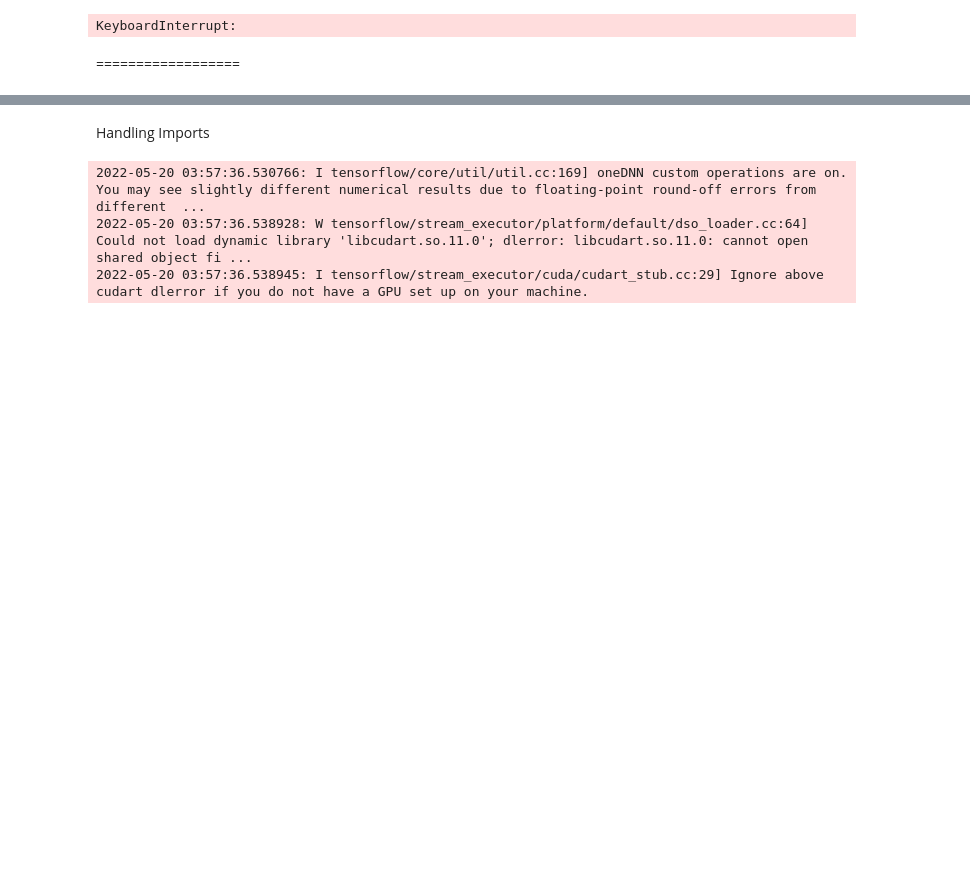
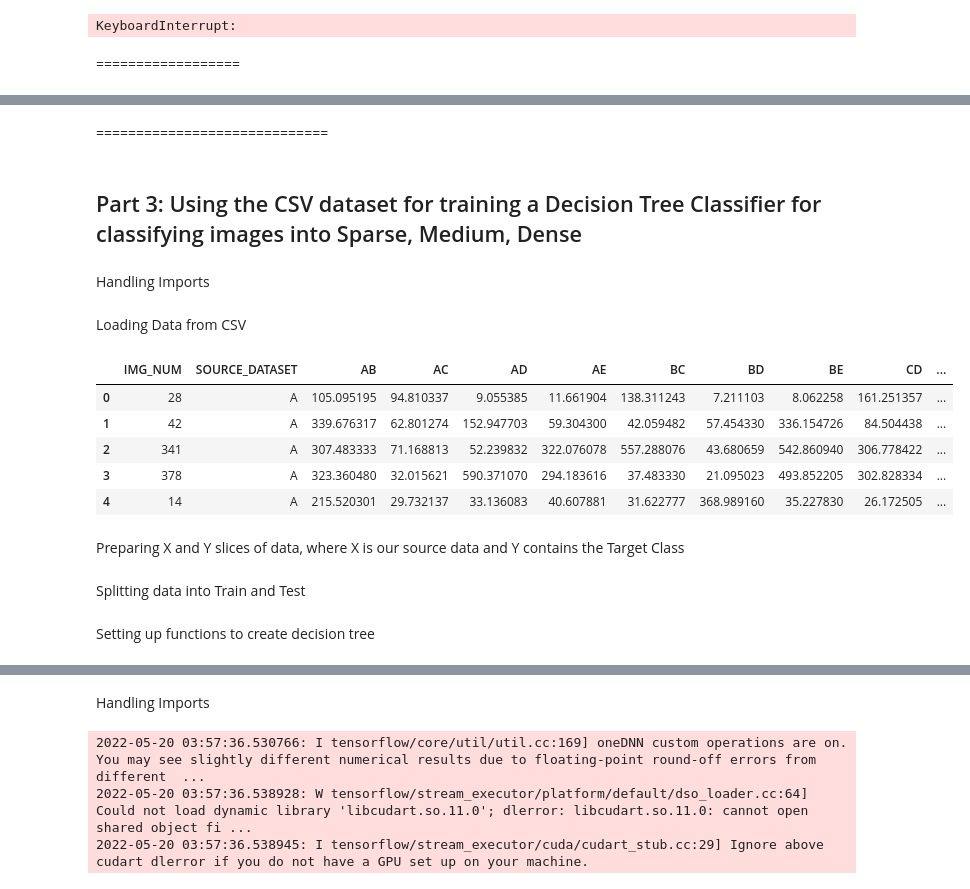
Before and after one commit to oddlyspaced/minor-new, a Jupyter notebook: final.ipynb, the cells around one changed output, grey strips where cells are left out. Drawn from its saved outputs; the diff is of its cells as text; code cells hidden in the pictures; blank space fills up the shorter version.

Commit message:
final: add part 1, 2 and 3 for model and dt training

```diff
--- a/final.ipynb
+++ b/final.ipynb
@@ -217,0 +347,6 @@ KeyboardInterrupt:
+# %% [markdown]
+=============================
+# %% [markdown]
+## Part 3: Using the CSV dataset for training a Decision Tree Classifier for classifying images into Sparse, Medium, Dense
+# %% [markdown]
+Handling Imports
@@ -217,0 +361,14 @@ KeyboardInterrupt:
+# %% [markdown]
+Loading Data from CSV
+# %%
+cluster_data = pd.read_csv("exported.csv", index_col=0)
+cluster_data.head()
+# %% [output]
+|  | IMG_NUM | SOURCE_DATASET | AB | AC | AD | AE | BC | BD | BE | CD | ... |
+| 0 | 28 | A | 105.095195 | 94.810337 | 9.055385 | 11.661904 | 138.311243 | 7.211103 | 8.062258 | 161.251357 | ... |
+| 1 | 42 | A | 339.676317 | 62.801274 | 152.947703 | 59.304300 | 42.059482 | 57.454330 | 336.154726 | 84.504438 | ... |
+| 2 | 341 | A | 307.483333 | 71.168813 | 52.239832 | 322.076078 | 557.288076 | 43.680659 | 542.860940 | 306.778422 | ... |
+| 3 | 378 | A | 323.360480 | 32.015621 | 590.371070 | 294.183616 | 37.483330 | 21.095023 | 493.852205 | 302.828334 | ... |
+| 4 | 14 | A | 215.520301 | 29.732137 | 33.136083 | 40.607881 | 31.622777 | 368.989160 | 35.227830 | 26.172505 | ... |
+# %% [markdown]
+Preparing X and Y slices of data, where X is our source data and Y contains the Target Class
@@ -217,0 +378,2 @@ KeyboardInterrupt:
+# %% [markdown]
+Splitting data into Train and Test
@@ -217,0 +382,2 @@ KeyboardInterrupt:
+# %% [markdown]
+Setting up functions to create decision tree
```
Also changed, not shown: parts of 17 cells of this notebook.
